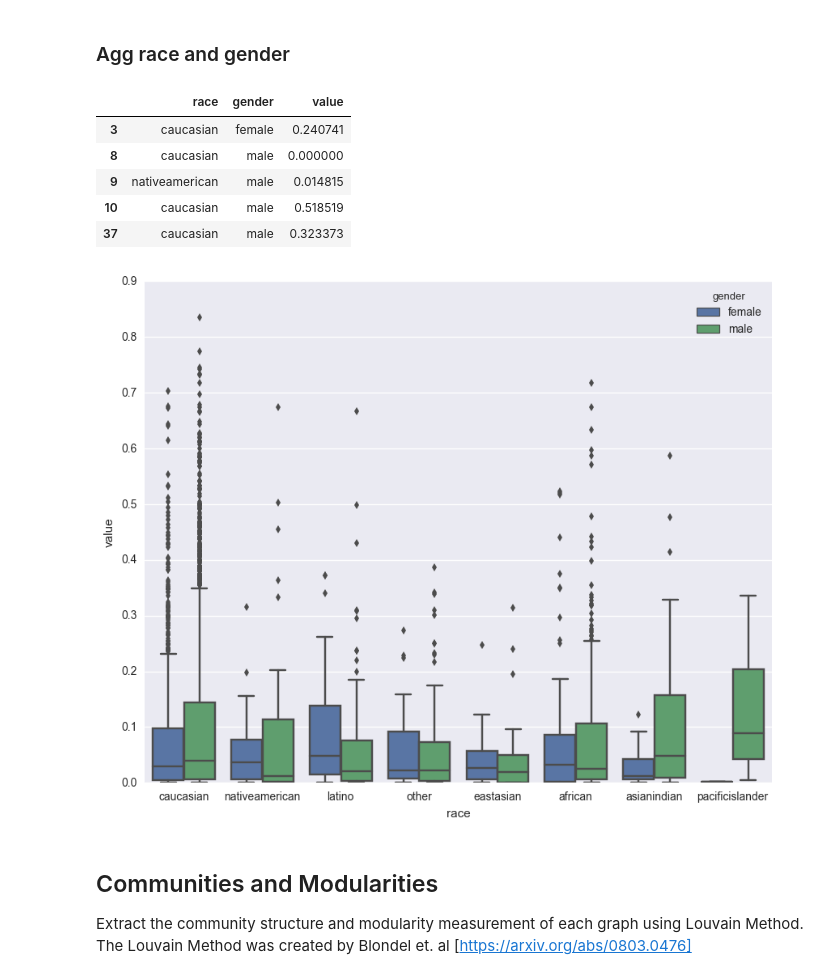
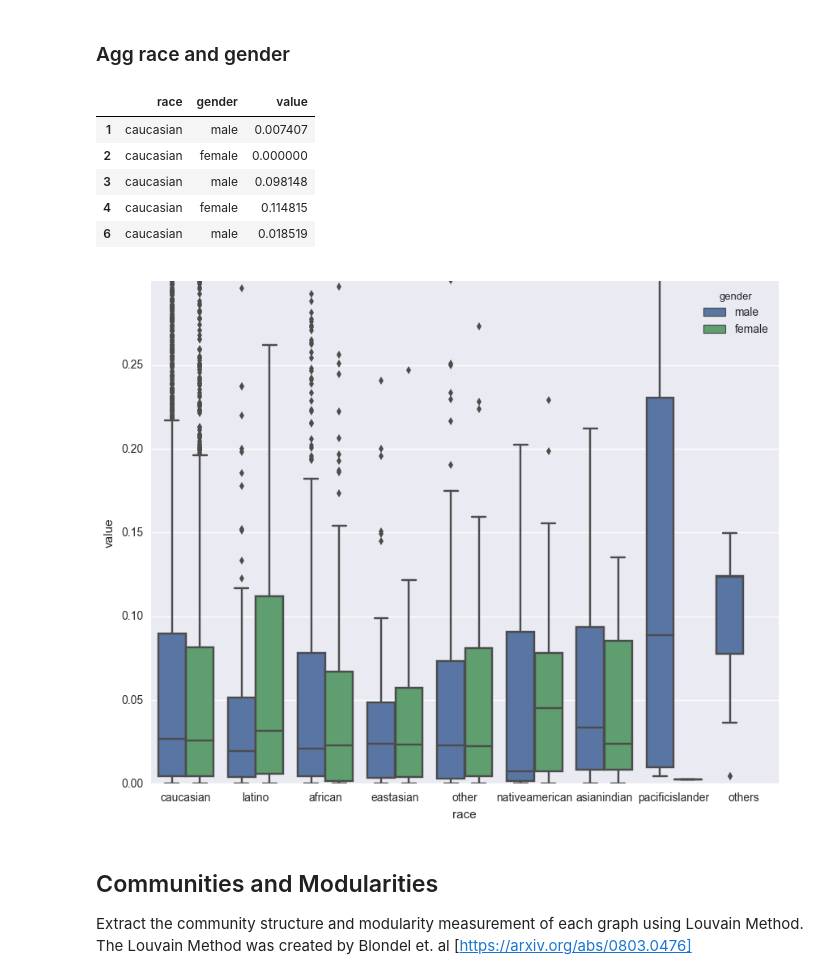
Before and after one commit to usc-sail/mica-text-characternetworks, a Jupyter notebook: analysis/Graph Analysis.ipynb, the cells around one changed output. Cells and saved outputs as stored; diff of their text form; code cells hidden in the pictures.

```diff
--- a/analysis/Graph Analysis.ipynb
+++ b/analysis/Graph Analysis.ipynb
@@ -24,5 +24,4 @@ logging.basicConfig(format = "%(asctime)-15s %(message)s", level = logging.DEBUG
 # %%
 th = 2
 data_dir = "../data/utterances_with_charnames/*"
-info_dir = "../data/character_info/"
-genre_dir = "../data/genres/*"
+info_dir = "../data/charandmovie_info/"
@@ -31,18 +27,0 @@ genre_dir = "../data/genres/*"
-# %%
-genres = {}
-
-for f in glob(genre_dir):
-    with open(f) as inpt:
-        try:
-            next(inpt)
-            glist = next(inpt).strip().split(": ")[1].split(",")
-
-            genres[basename(f)] = glist
-
-        except StopIteration:
-            logging.debug("File {} is empty".format(f))
-            continue
-        except Exception as e:
-            logging.debug(e)
-
-logging.info("Read {} genres files".format(len(genres)))
@@ -54,11 +31,13 @@ INFO:root:Read 1146 genres files
 data = {}
 for script in glob(data_dir):
 
+    gens, races, genres = None, None, None
     _, char_list, adj = read(script, threshold = th)
 
-    gender_file = info_dir + basename(script)
-    if exists(gender_file):
-        gens, races = readGenders(gender_file)
+    extra_info = info_dir + basename(script)
+    if exists(extra_info):
+        gens, races = readGenders(extra_info)
+        genres = readGenre(extra_info)
     else:
 #         logging.warning("Info for {} not found".format(basename(script)))
 #         gens = defaultdict(lambda: 'unknown')
@@ -70,10 +49,11 @@ for script in glob(data_dir):
     G = createGraph(char_list, adj, gens, races)
 
 
+
     key = basename(script)
 
     data[key] = {}
     data[key]['graph'] = G
     data[key]['chars'] = char_list
-    data[key]['genres'] = genres.get(key, [])
+    data[key]['genres'] = genres
     data[key]['races'] = races
@@ -422,15 +424,16 @@ aggByRaceGender = aggByRaceGender[aggByRaceGender.gender != 'unknown']
 aggByRaceGender.head()
 # %% [output]
 |  | race | gender | value |
-| 3 | caucasian | female | 0.240741 |
-| 8 | caucasian | male | 0.000000 |
-| 9 | nativeamerican | male | 0.014815 |
-| 10 | caucasian | male | 0.518519 |
-| 37 | caucasian | male | 0.323373 |
+| 1 | caucasian | male | 0.007407 |
+| 2 | caucasian | female | 0.000000 |
+| 3 | caucasian | male | 0.098148 |
+| 4 | caucasian | female | 0.114815 |
+| 6 | caucasian | male | 0.018519 |
 # %%
-sns.boxplot(x = "race", y = "value", hue = "gender", data = aggByRaceGender);
+bxplt = sns.boxplot(x = "race", y = "value", hue = "gender", data = aggByRaceGender);
+bxplt.axes.set_ylim([0, .3]);
 # %% [output]
-[figure, old version]
+[figure, new version]
 # %% [markdown]
 ## Communities and Modularities
 
```
Also changed, not shown: parts of 14 cells of this notebook, 1 other file.
